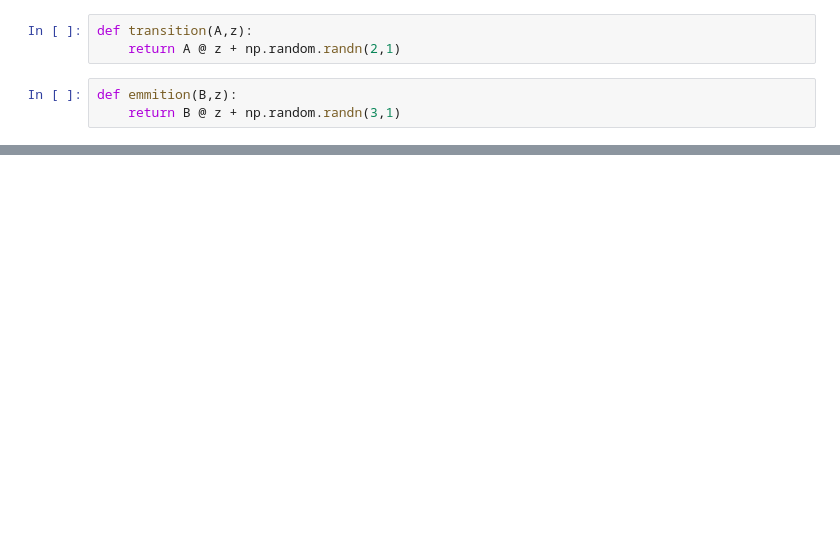
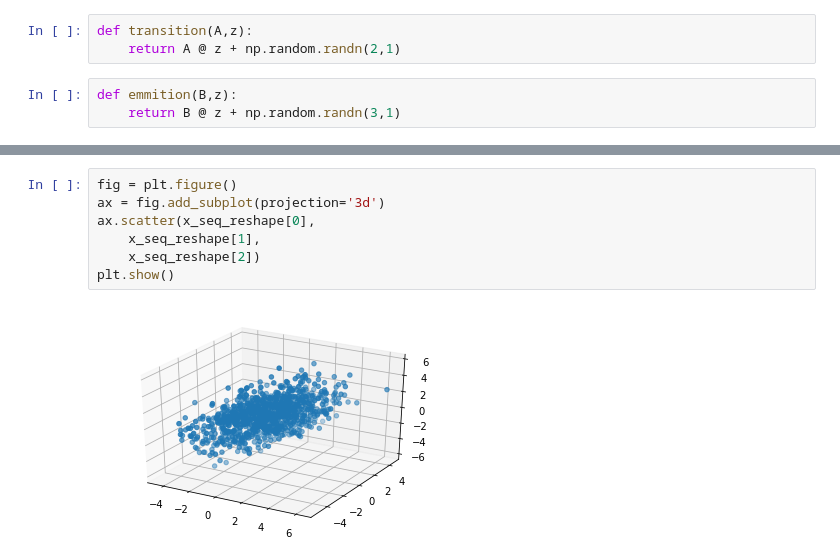
Before and after one commit to tanaka-hiroki1989/dev_python_dmm_pyro, a Jupyter notebook: toy_data/toy_data1.ipynb, the cells around one changed output, grey strips where cells are left out. Cells and saved outputs as stored; diff of their text form; blank space fills up the shorter version.

```diff
--- a/toy_data/toy_data1.ipynb
+++ b/toy_data/toy_data1.ipynb
@@ -28,0 +50,9 @@ print(z_seq)
+# %%
+fig = plt.figure()
+ax = fig.add_subplot(projection='3d')
+ax.scatter(x_seq_reshape[0],
+    x_seq_reshape[1],
+    x_seq_reshape[2])
+plt.show()
+# %% [output]
+[figure, added]
```
Also changed, not shown: parts of 8 cells of this notebook.
